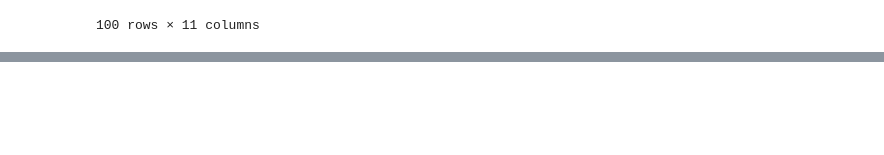
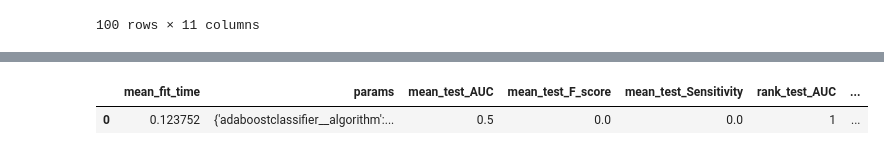
Before and after one commit to lkarol00/simulacion, a Jupyter notebook: Proyecto Semestre.ipynb, the cells around one changed output, grey strips where cells are left out. Drawn from its saved outputs; the diff is of its cells as text; code cells hidden in the pictures; blank space fills up the shorter version.

```diff
--- a/Proyecto Semestre.ipynb
+++ b/Proyecto Semestre.ipynb
@@ -980,0 +1103,9 @@ df
+# %%
+data_new = data.drop('Administrative_Duration', axis = 1)
+data_new = data_new.drop('ProductRelated', axis = 1)
+data_new = data_new.drop('ProductRelated_Duration', axis = 1)
+data_new = data_new.drop('ExitRates', axis = 1)
+data_new = data_new.drop('PageValues', axis = 1)
+data_new = data_new.drop('Month', axis = 1)
+data_new = data_new.drop('Region', axis = 1)
+data_new = data_new.drop('VisitorType', axis = 1)
@@ -980,0 +1133,19 @@ df
+# %%
+y_new = data_new['Revenue']
+X_new = data_new.drop('Revenue', axis = 1)
+# %%
+from sklearn.ensemble import AdaBoostClassifier
+
+scoring = {'AUC': 'roc_auc', 'F-score': 'f1', 'Sensitivity': make_scorer(recall_score)}
+parameters = {
+    'adaboostclassifier__n_estimators': [3],
+    'adaboostclassifier__learning_rate': [0.1],
+    'adaboostclassifier__algorithm': ['SAMME'],
+    'adaboostclassifier__random_state': [0]
+}
+
+pp = make_pipeline(StandardScaler(), AdaBoostClassifier())
+
+gs = GridSearchCV(pp, parameters, cv=skf, scoring=scoring, refit='F-score', return_train_score=True, n_jobs=-1, verbose=10)
+gs.fit(X_new, y_new)
+results = gs.cv_results_
@@ -980,0 +1159,8 @@ df
+# %%
+results_abc= gs.cv_results_
+d = pandas.DataFrame(results_abc)
+table_abc_new = make_table(d)
+table_abc_new
+# %% [output]
+|  | mean_fit_time | params | mean_test_AUC | mean_test_F_score | mean_test_Sensitivity | rank_test_AUC | ... |
+| 0 | 0.123752 | {'adaboostclassifier__algorithm':... | 0.5 | 0.0 | 0.0 | 1 | ... |
```
Also changed, not shown: parts of 19 cells of this notebook.
